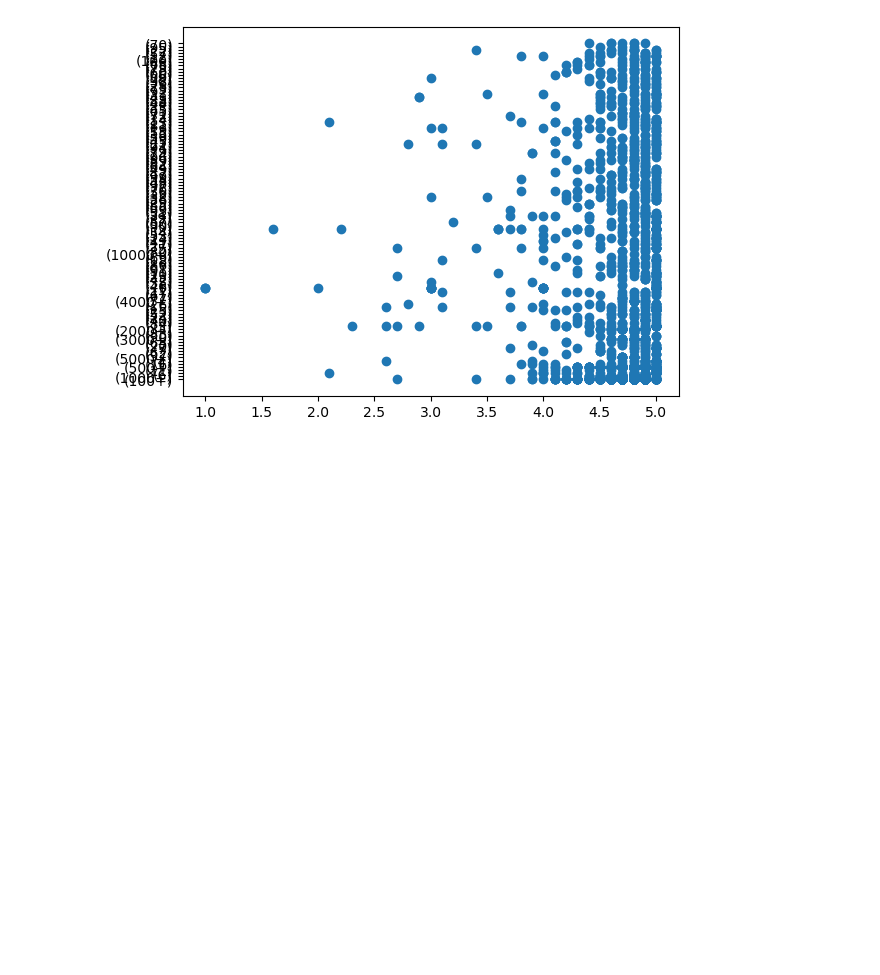
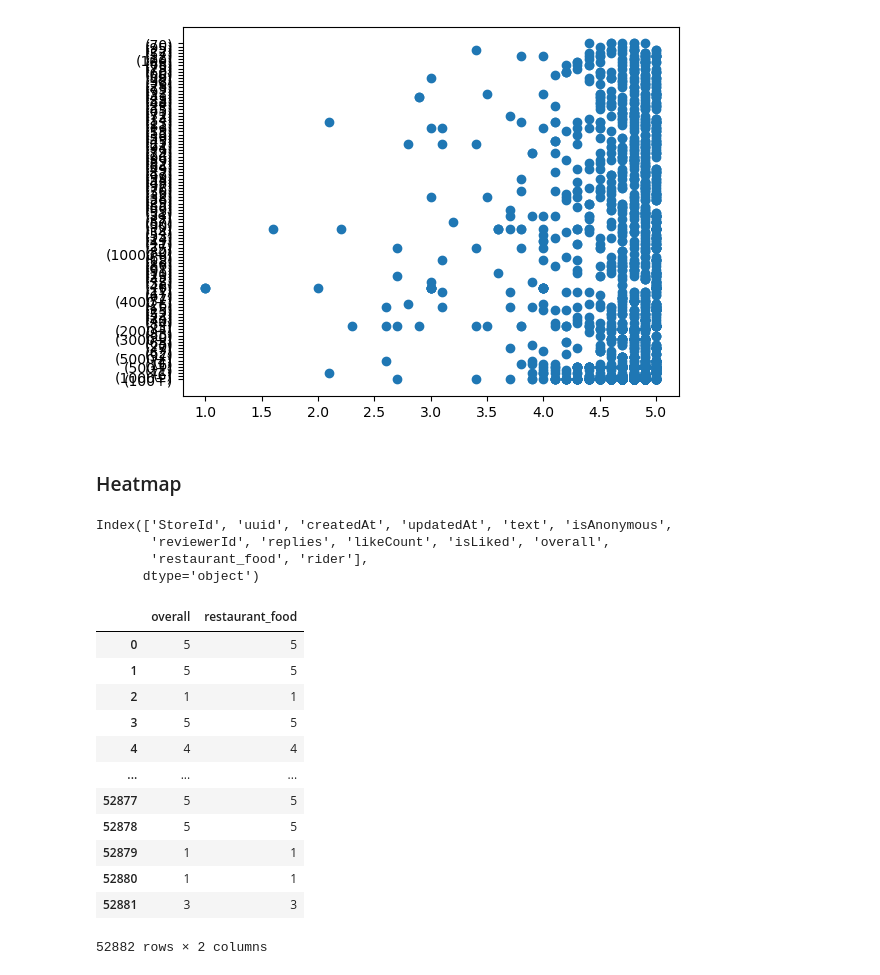
Before and after one commit to YuTingdata/panda-food-taiwan-analysis, a Jupyter notebook: panda_food_tainan.ipynb, the cells around one changed output. Drawn from its saved outputs; the diff is of its cells as text; code cells hidden in the pictures; blank space fills up the shorter version.

```diff
--- a/panda_food_tainan.ipynb
+++ b/panda_food_tainan.ipynb
@@ -108,3 +109,29 @@ plt.scatter(data_restos['AverageRating'], data_restos['Reviewers'])
 # %% [output]
 <matplotlib.collections.PathCollection at 0x...>
 [figure]
+# %% [markdown]
+### Heatmap
+# %%
+data_reviews.columns
+# %% [output]
+Index(['StoreId', 'uuid', 'createdAt', 'updatedAt', 'text', 'isAnonymous',
+       'reviewerId', 'replies', 'likeCount', 'isLiked', 'overall',
+       'restaurant_food', 'rider'],
+      dtype='object')
+# %%
+tmp_df = data_reviews[['overall', 'restaurant_food']]
+tmp_df
+# %% [output]
+|  | overall | restaurant_food |
+| 0 | 5 | 5 |
+| 1 | 5 | 5 |
+| 2 | 1 | 1 |
+| 3 | 5 | 5 |
+| 4 | 4 | 4 |
+| ... | ... | ... |
+| 52877 | 5 | 5 |
+| 52878 | 5 | 5 |
+| 52879 | 1 | 1 |
+| 52880 | 1 | 1 |
+| 52881 | 3 | 3 |
+52882 rows × 2 columns
```
Also changed, not shown: parts of 4 cells of this notebook.
